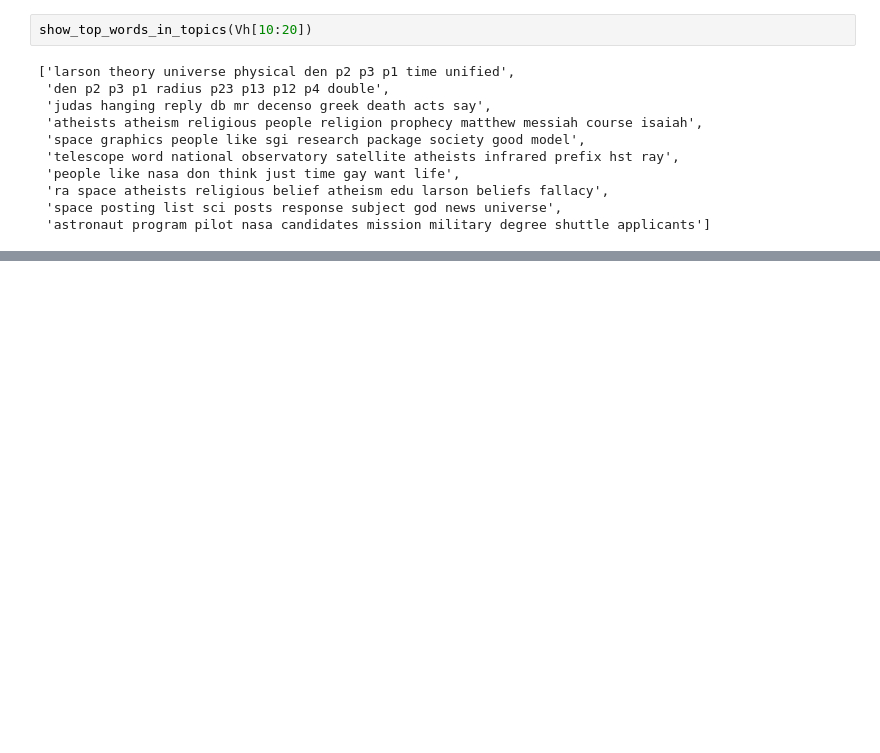
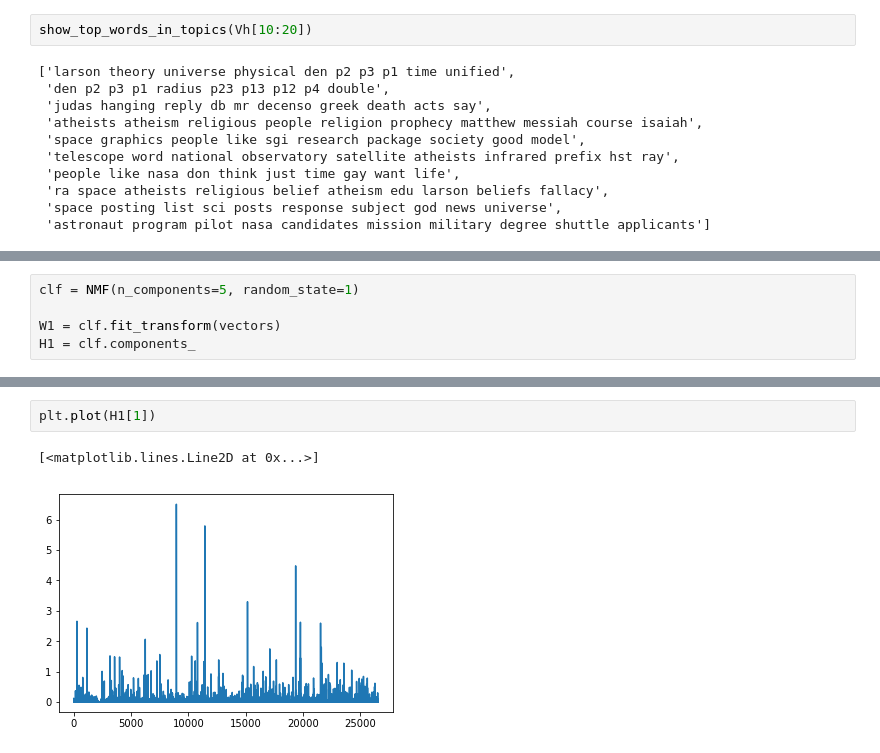
Before and after one commit to satyakrishnagorti/numerical_linear_algebra, a Jupyter notebook: SVD_Topic_Modelling.ipynb, the cells around one changed output, grey strips where cells are left out. Saved outputs shown, nothing was run; the diff lists cells and outputs as text; blank space fills up the shorter version.

```diff
--- a/SVD_Topic_Modelling.ipynb
+++ b/SVD_Topic_Modelling.ipynb
@@ -99,0 +108,5 @@ show_top_words_in_topics(Vh[10:20])
+# %%
+clf = NMF(n_components=5, random_state=1)
+
+W1 = clf.fit_transform(vectors)
+H1 = clf.components_
@@ -99,0 +125,5 @@ show_top_words_in_topics(Vh[10:20])
+# %%
+plt.plot(H1[1])
+# %% [output]
+[<matplotlib.lines.Line2D at 0x...>]
+[figure, added]
```
Also changed, not shown: parts of 17 cells of this notebook.
